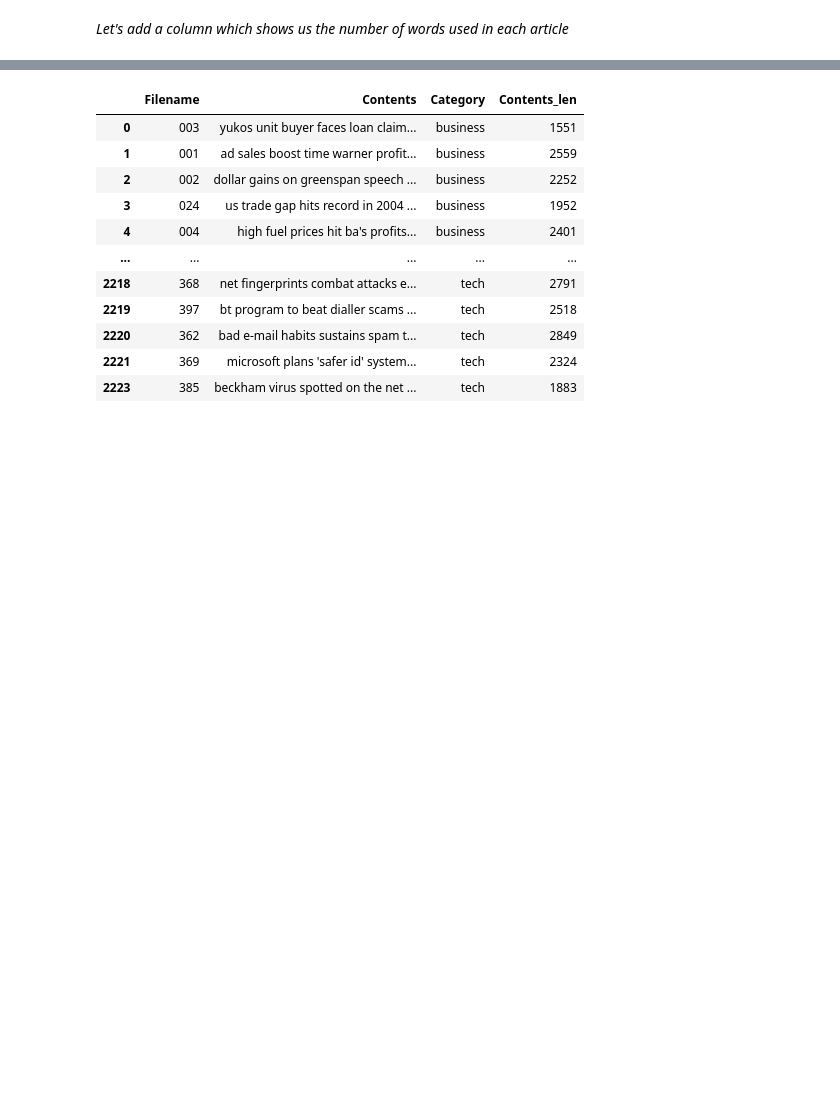
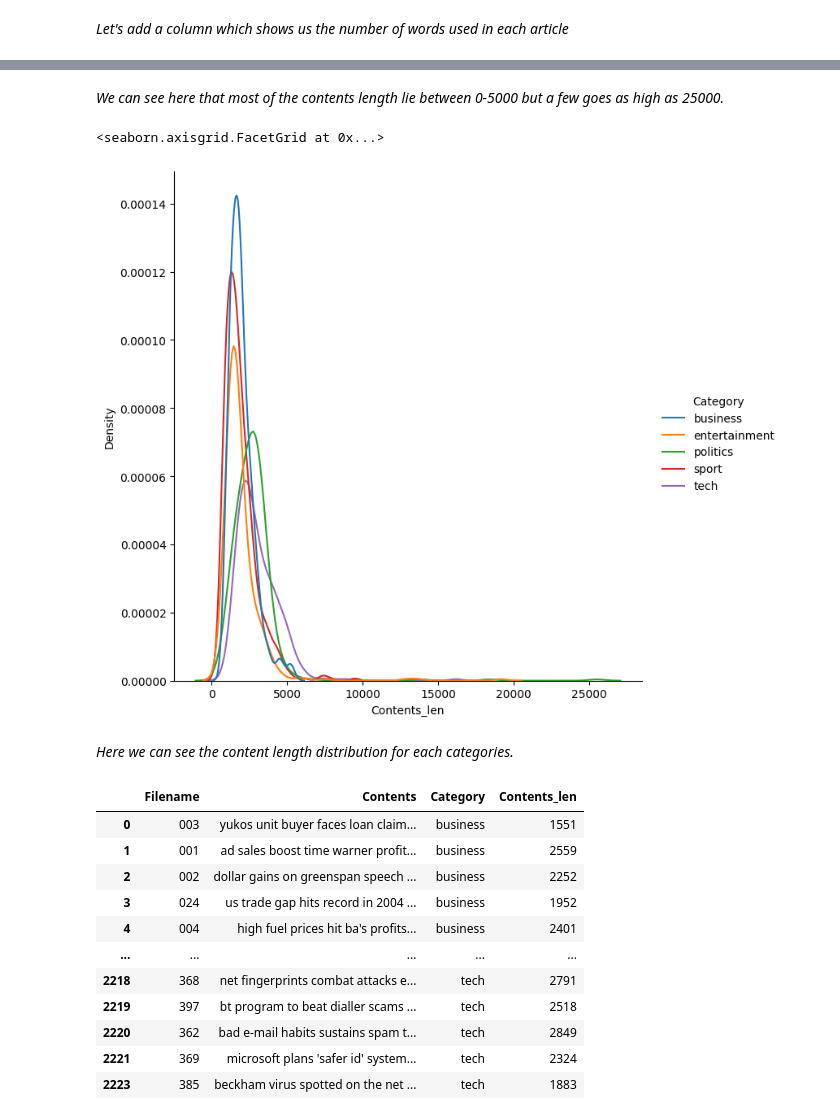
Before and after one commit to Malu2203/Topic-modelling-on-BBC-news-article, a Jupyter notebook: Topic_modelling_on_BBC_news_article.ipynb, the cells around one changed output, grey strips where cells are left out. Saved outputs shown, nothing was run; the diff lists cells and outputs as text; code cells hidden in the pictures; blank space fills up the shorter version.

```diff
--- a/Topic_modelling_on_BBC_news_article.ipynb
+++ b/Topic_modelling_on_BBC_news_article.ipynb
@@ -200,6 +268,16 @@ plt.figure(figsize=(15, 5))
 sns.distplot(bbc['Contents_len']).set_title('News length distribution');
 # %% [output]
 [figure]
+# %% [markdown]
+*We can see here that most of the contents length lie between 0-5000 but a few goes as high as 25000.*
+# %%
+#Dist plot for each category
+sns.displot(bbc, x="Contents_len", hue="Category", kind="kde",height=7,aspect =1 )
+# %% [output]
+<seaborn.axisgrid.FacetGrid at 0x...>
+[figure, added]
+# %% [markdown]
+*Here we can see the content length distribution for each categories.*
 # %%
 bbc
 # %% [output]
```
Also changed, not shown: parts of 47 cells of this notebook.
